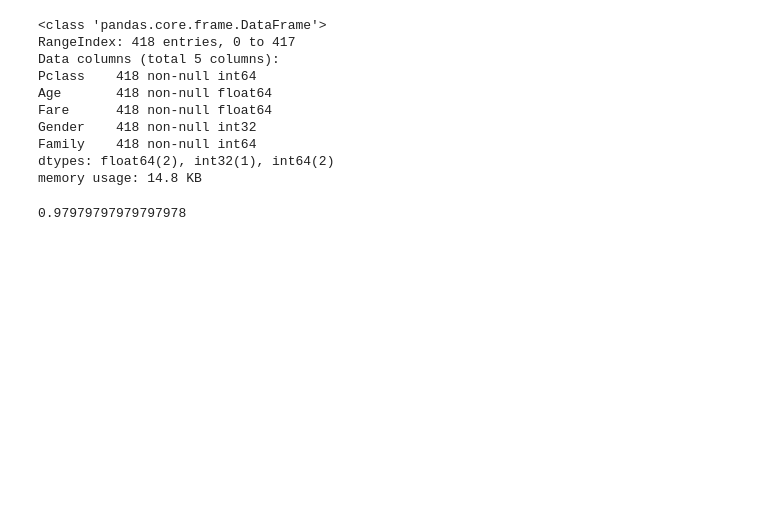
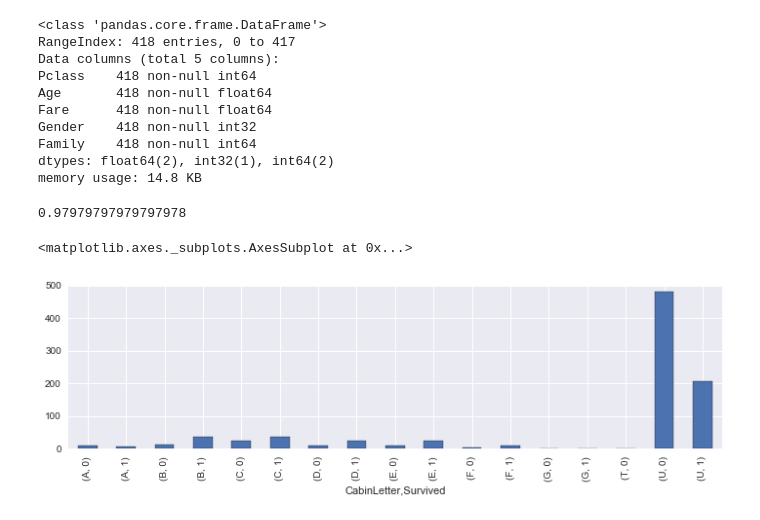
Before and after one commit to phanikiran99/kaggle, a Jupyter notebook: Titanic/Explore,Clean,Plot and Predict.ipynb, the cells around one changed output. Cells and saved outputs as stored; diff of their text form; code cells hidden in the pictures; blank space fills up the shorter version.

```diff
--- a/Titanic/Explore,Clean,Plot and Predict.ipynb
+++ b/Titanic/Explore,Clean,Plot and Predict.ipynb
@@ -205,3 +216,32 @@ submission = pd.DataFrame({
         "Survived":y_pred
     })
 submission.to_csv('titanic.csv',index=False)
+# %%
+# Our Model just scored around using random forests 73 only for all new examples , We need to imprvove it much further...
+# Lets Consider to do feature scaling on widely distributed values
+# we can see that age varies from 0.42 to 80 and Fare ranges from 0 to 512 , so lets scale them
+# we will move the data into new df so the data originality of cleaned_df is not lost
+featured_df = cleaned_df.copy()
+
+# Scale Age
+featured_df['Age'] = (featured_df['Age'] - featured_df['Age'].mean())/featured_df['Age'].std()
+
+# Scale Fare
+featured_df['Fare'] = (featured_df['Fare'] - featured_df['Fare'].mean())/featured_df['Fare'].std()
+
+# Lets now work on cabin and try to convert into binary features , We are working on cabin as we assume that the passengers
+# who are near to cabin which are close to life boats are likely to survive
+
+# Fill all nan Values with U0 , Assuming it as Unknown Cabin U
+featured_df['Cabin'] = featured_df['Cabin'].fillna('U0')
+featured_df['CabinLetter'] = featured_df['Cabin'].map(lambda x:re.compile('([A-Za-z]+)').search(str(x)).group())
+# %%
+# Simple plot to understand how the passengers survived based on Cabin, As we have many unknown values for cabin we got
+# more values at the end for (U,0) and (U,1) from this too we can see that most passengers who cabin number
+# is unknown didn't survived.  And out out the known cabins Passengers in Cabin B are most likely to survive compared to others.
+
+plt.figure(figsize=(12,3))
+featured_df[['CabinLetter','Survived']].groupby(by=['CabinLetter','Survived']).size().plot(kind='bar')
+# %% [output]
+<matplotlib.axes._subplots.AxesSubplot at 0x...>
+[figure, added]
```
Also changed, not shown: parts of 18 cells of this notebook, 3 other files.
